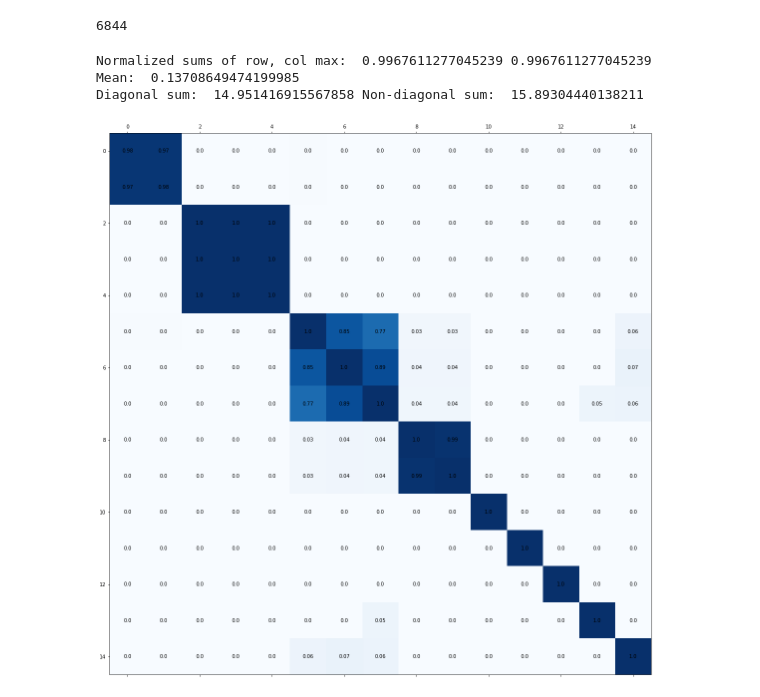
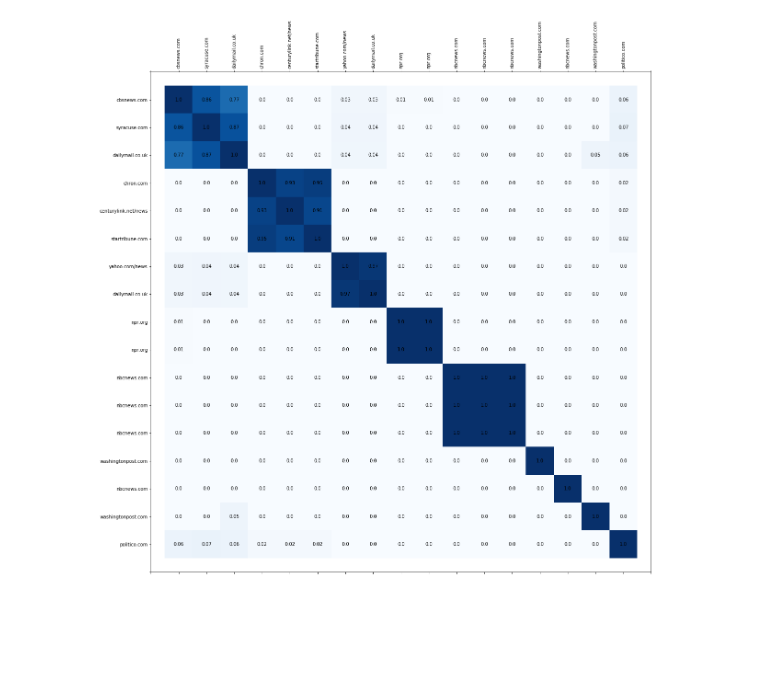
Before and after one commit to asprout/ArticleComparisons, a Jupyter notebook: ArticleSimilarity.ipynb, the cells around one changed output. Saved outputs shown, nothing was run; the diff lists cells and outputs as text; code cells hidden in the pictures; blank space fills up the shorter version.

Commit message:
made little adjustments such as preprocessing (removing duplicate sentences) and match matrix process

```diff
--- a/ArticleSimilarity.ipynb
+++ b/ArticleSimilarity.ipynb
@@ -143,18 +125,0 @@ It reveals that Hofeller 'played a significant role in orchestrating the additio
-# %%
-temp_dict = {}
-for doc_id in unique:
-    doc = tc.Document(census_df[census_df["id"] == doc_id].iloc[0, 4])
-    temp_dict[doc_id] = doc
-# %%
-detector = tc.ArticleComparisons()
-unique_dict = {}
-for doc_id in unique:
-    doc = tc.Document(census_df[census_df["id"] == doc_id].iloc[0, 4])
-    unique_dict[doc_id] = doc
-
-# 8985 = briefing of many news stories, includes snippet from 6844
-unique_dict[8985] = tc.Document(census_df[census_df["id"] == 8985].iloc[0, 4])
-
-score_mat = detector.jac_score_mat(unique_dict, weighted = True)
-display_jacmat(score_mat, True)
-print("Diagonal sum: ", np.trace(score_mat), "Non-diagonal sum: ", np.sum(score_mat) - np.trace(score_mat))
@@ -166,21 +126,15 @@ Diagonal sum:  320.8064977489838 Non-diagonal sum:  24.25172486696698
-# %%
-unique[11]
-# %% [output]
-6844
 # %%
+matcher = tc.ArticleComparisons()
 clusters_dict = {}
-# 7624 = paraphrase of AP
+docs_list = clust_ap + clust_ap_files + clust_reuters + clust_freshair + clust_levinson + clust_wrong + [8985, 1766]
 # 8985 = briefing of many news stories, includes snippet from 6844
 # 1766 = heavily based off of reuters
-for doc_id in clust_freshair + clust_levinson + clust_ap + clust_reuters + clust_wrong + [7624, 8985, 1766]:
-    doc = tc.Document(census_df[census_df["id"] == doc_id].iloc[0, 4])
+for doc_id in docs_list:
+    doc = tc.Document(census_df[census_df["id"] == doc_id].iloc[0, 3], clean = False)
     clusters_dict[doc_id] = doc
 
-score_mat = detector.jac_score_mat(clusters_dict, weighted = False)
-display_jacmat(score_mat, True)
-print("Diagonal sum: ", np.trace(score_mat), "Non-diagonal sum: ", np.sum(score_mat) - np.trace(score_mat))
+score_mat = matcher.jac_score_mat(clusters_dict, weighted = False)
+axislabels = [census_df[census_df["id"] == id].iloc[0, 1] for id in docs_list]
+display_mat(score_mat, True, axislabels, axislabels)
 # %% [output]
-Normalized sums of row, col max:  0.9967611277045239 0.9967611277045239
-Mean:  0.13708649474199985
-Diagonal sum:  14.951416915567858 Non-diagonal sum:  15.89304440138211
-[figure, old version]
+[figure, new version]
```
Also changed, not shown: parts of 17 cells of this notebook, 1 other file.
